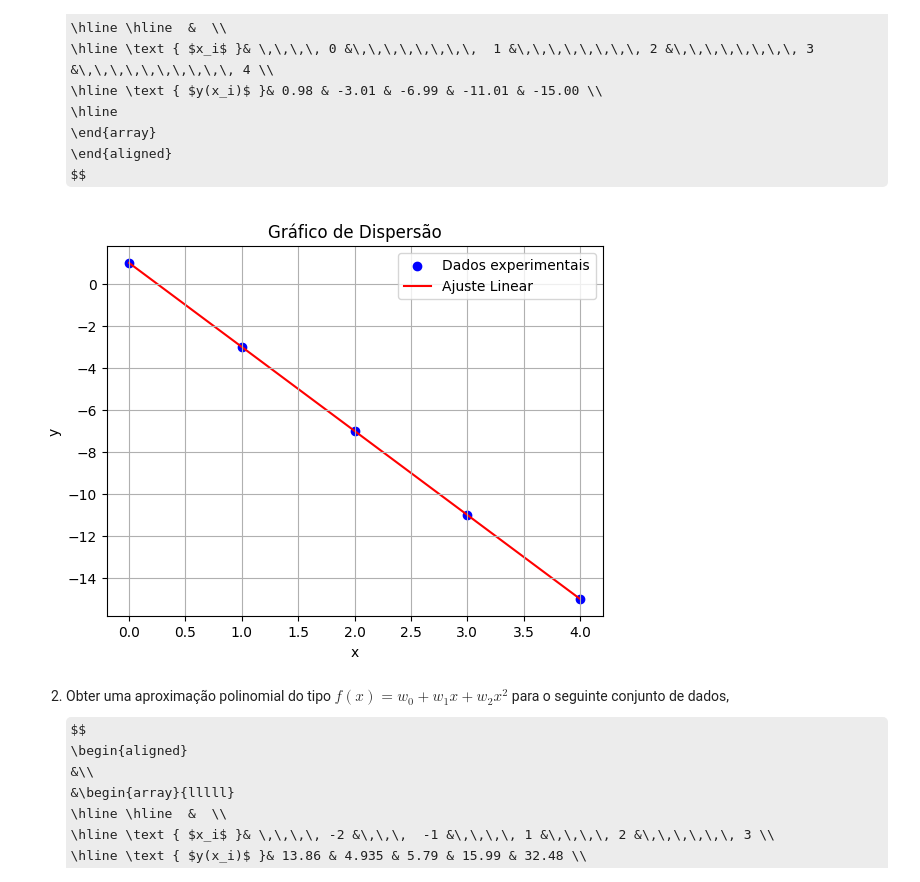
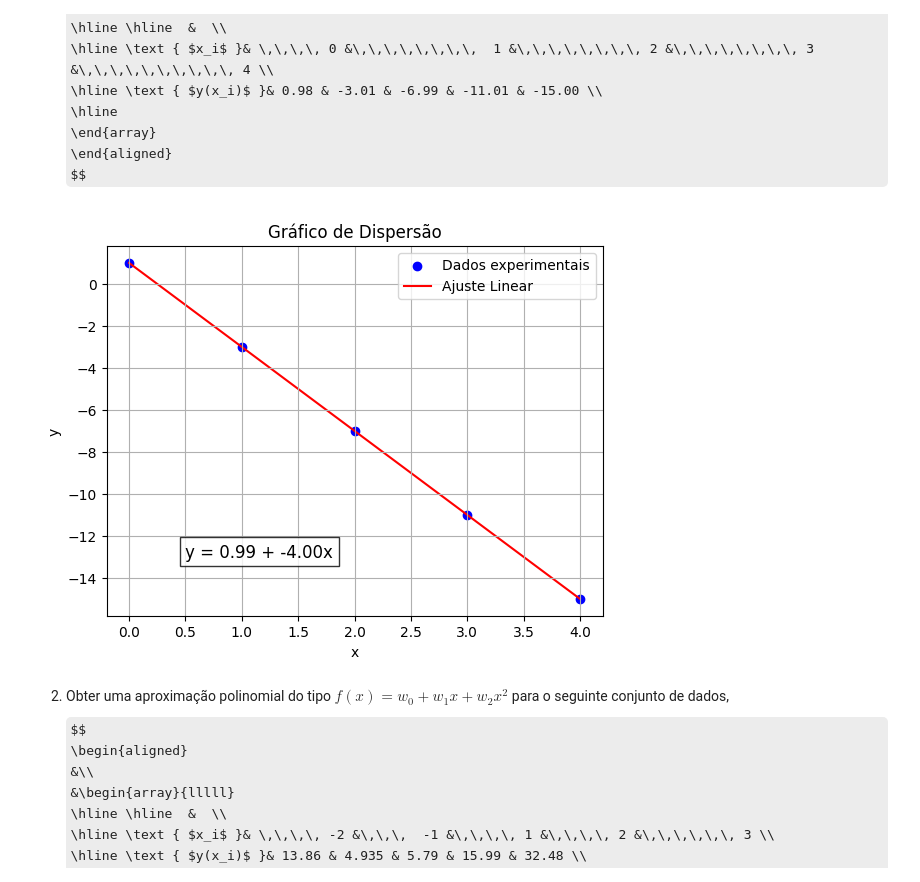
Before and after one commit to PedroNeto05/lab-CN, a Jupyter notebook: Lab_03.ipynb, the cells around one changed output. Cells and saved outputs as stored; diff of their text form; code cells hidden in the pictures; some formulas as TeX source.

```diff
--- a/Lab_03.ipynb
+++ b/Lab_03.ipynb
@@ -215,33 +215,37 @@ $$
 # %%
 import numpy as np
 import numpy.linalg as la
 import matplotlib.pyplot as plt
-
 
 x = np.array([0, 1, 2, 3, 4])
 y = np.array([0.98, -3.01, -6.99, -11.01, -15.00])
 n = len(x)
 
 xm = np.mean(x)
 ym = np.mean(y)
 
 b = (np.sum(x*y) - n*xm*ym) / (np.sum(x**2) - n*xm**2)
 a = ym - b*xm
 
 np.sum(x**2 - (n*xm)**2)
 
 ajuste = a + b*x
 
 plt.scatter(x, y, color='blue', label='Dados experimentais')
 plt.plot(x, ajuste, color='red', label='Ajuste Linear', zorder=1)
 plt.xlabel('x')
 plt.ylabel('y')
 plt.title('Gráfico de Dispersão')
+
+# Adicionando a equação do ajuste ao gráfico
+eq_text = f'y = {a:.2f} + {b:.2f}x'  # Formata com 2 casas decimais
+plt.text(0.5, -13, eq_text, fontsize=12, bbox=dict(facecolor='white', alpha=0.8))
+
 plt.legend()
 plt.grid(True)
 plt.show()
 # %% [output]
-[figure, old version]
+[figure, new version]
 # %% [markdown]
 2. Obter uma aproximação polinomial do tipo $f(x) = w_0 + w_1x + w_2x^2$ para o seguinte conjunto de dados,
 $$
```
Also changed, not shown: parts of 3 cells of this notebook.
